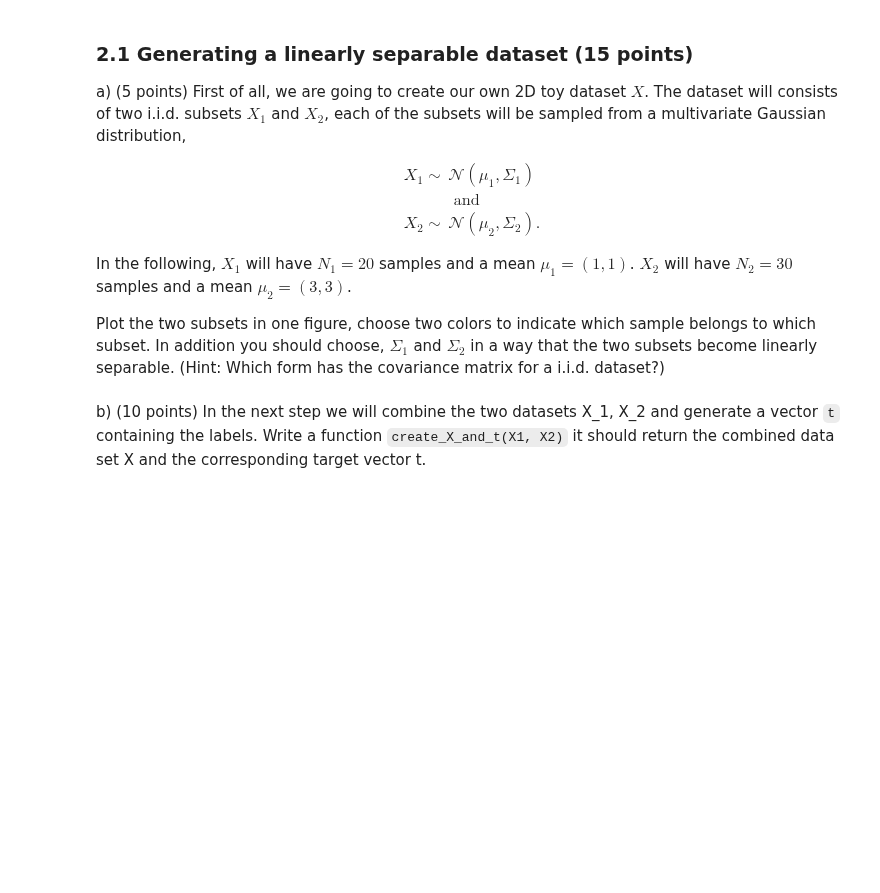
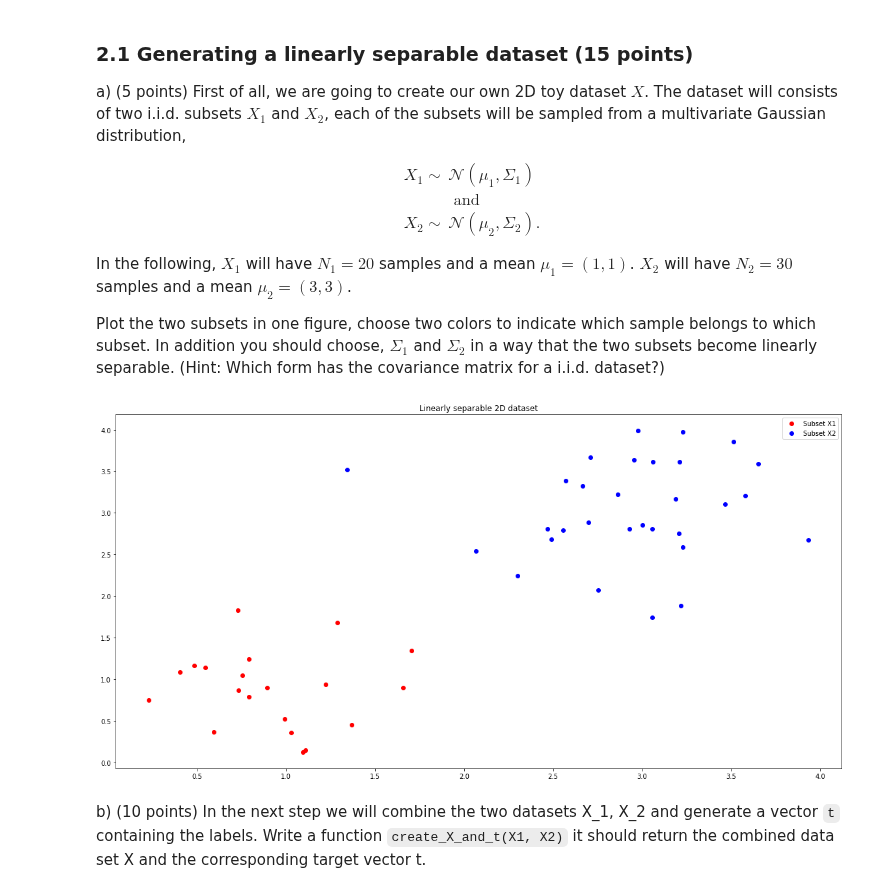
Before and after one commit to ML77777/ML1-18, a Jupyter notebook: Bobbie/lab3.ipynb, the cells around one changed output. Cells and saved outputs as stored; diff of their text form; code cells hidden in the pictures; blank space fills up the shorter version.

```diff
--- a/Bobbie/lab3.ipynb
+++ b/Bobbie/lab3.ipynb
@@ -399,2 +396,20 @@ raise NotImplementedError()
+# %%
+np.random.seed(42)
+mean1 = np.array([1,1])
+mean2 = np.array([3,3])
+Sigma1 = 0.2 * np.identity(2)
+Sigma2 = 0.4 * np.identity(2)
+
+X1 = np.random.multivariate_normal(mean1, Sigma1, 20)
+X2 = np.random.multivariate_normal(mean2, Sigma2, 30)
+
+plt.plot(X1[:,0], X1[:,1], 'ro', label="Subset X1")
+plt.plot(X2[:,0], X2[:,1], 'bo', label="Subset X2")
+plt.legend()
+plt.title("Linearly separable 2D dataset")
+
+plt.show()
+# %% [output]
+[figure, added]
 # %% [markdown]
 b) (10 points) In the next step we will combine the two datasets X_1, X_2 and generate a vector `t` containing the labels. Write a function `create_X_and_t(X1, X2)` it should return the combined data set X and the corresponding target vector t.
```
Also changed, not shown: parts of 11 cells of this notebook.
